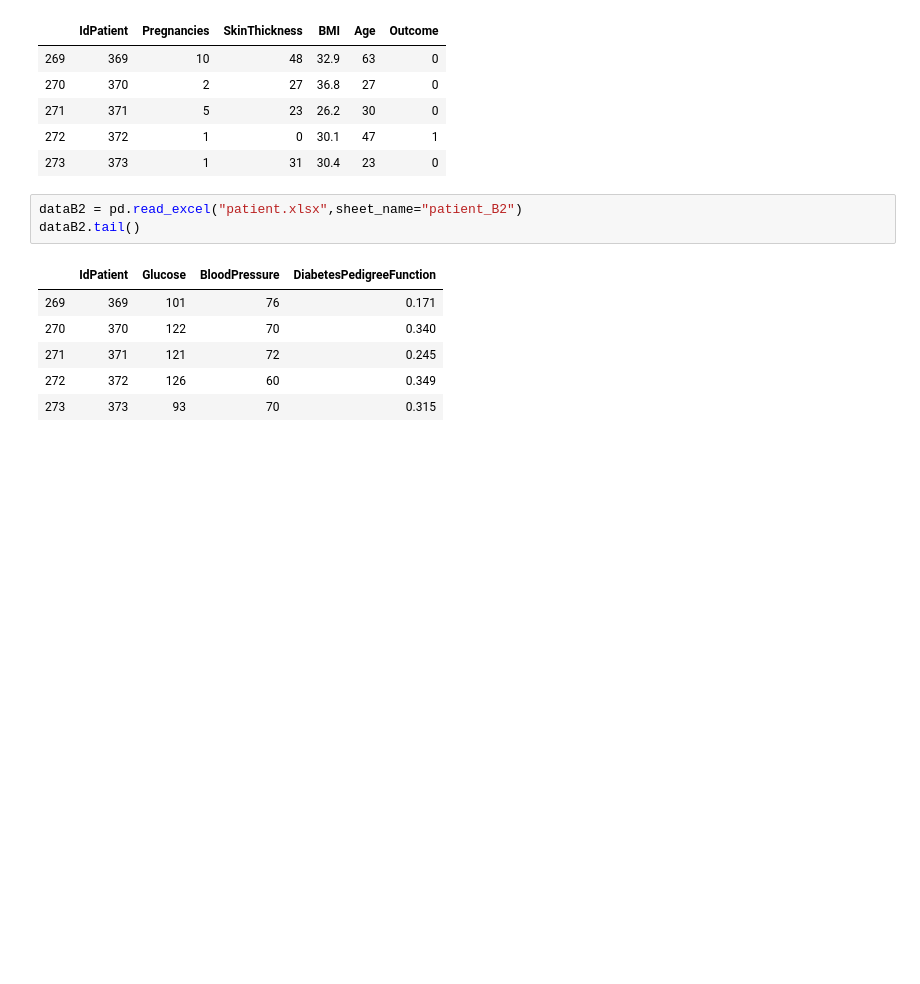
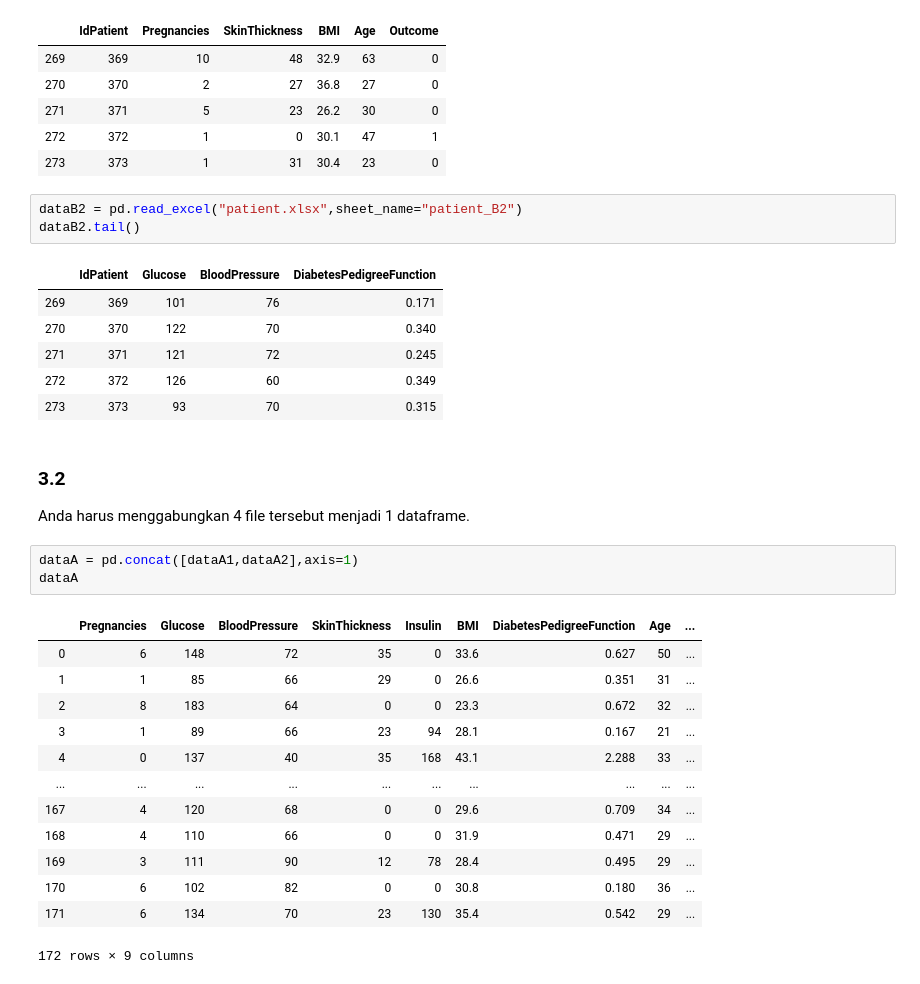
Before and after one commit to rochiekop/data-science, a Jupyter notebook: Data Visualization & Data Wrangling/materials/pandas_data_structure.ipynb, the cells around one changed output. Saved outputs shown, nothing was run; the diff lists cells and outputs as text; blank space fills up the shorter version.

Commit message:
pandas data structure

```diff
--- a/Data Visualization & Data Wrangling/materials/pandas_data_structure.ipynb
+++ b/Data Visualization & Data Wrangling/materials/pandas_data_structure.ipynb
@@ -631,3 +631,23 @@ dataB2.tail()
 | 271 | 371 | 121 | 72 | 0.245 |
 | 272 | 372 | 126 | 60 | 0.349 |
 | 273 | 373 | 93 | 70 | 0.315 |
+# %% [markdown]
+### 3.2
+Anda harus menggabungkan 4 file tersebut menjadi 1 dataframe.
+# %%
+dataA = pd.concat([dataA1,dataA2],axis=1)
+dataA
+# %% [output]
+|  | Pregnancies | Glucose | BloodPressure | SkinThickness | Insulin | BMI | DiabetesPedigreeFunction | Age | ... |
+| 0 | 6 | 148 | 72 | 35 | 0 | 33.6 | 0.627 | 50 | ... |
+| 1 | 1 | 85 | 66 | 29 | 0 | 26.6 | 0.351 | 31 | ... |
+| 2 | 8 | 183 | 64 | 0 | 0 | 23.3 | 0.672 | 32 | ... |
+| 3 | 1 | 89 | 66 | 23 | 94 | 28.1 | 0.167 | 21 | ... |
+| 4 | 0 | 137 | 40 | 35 | 168 | 43.1 | 2.288 | 33 | ... |
+| ... | ... | ... | ... | ... | ... | ... | ... | ... | ... |
+| 167 | 4 | 120 | 68 | 0 | 0 | 29.6 | 0.709 | 34 | ... |
+| 168 | 4 | 110 | 66 | 0 | 0 | 31.9 | 0.471 | 29 | ... |
+| 169 | 3 | 111 | 90 | 12 | 78 | 28.4 | 0.495 | 29 | ... |
+| 170 | 6 | 102 | 82 | 0 | 0 | 30.8 | 0.180 | 36 | ... |
+| 171 | 6 | 134 | 70 | 23 | 130 | 35.4 | 0.542 | 29 | ... |
+172 rows × 9 columns
```
Also changed, not shown: parts of 18 cells of this notebook, 2 other files.
